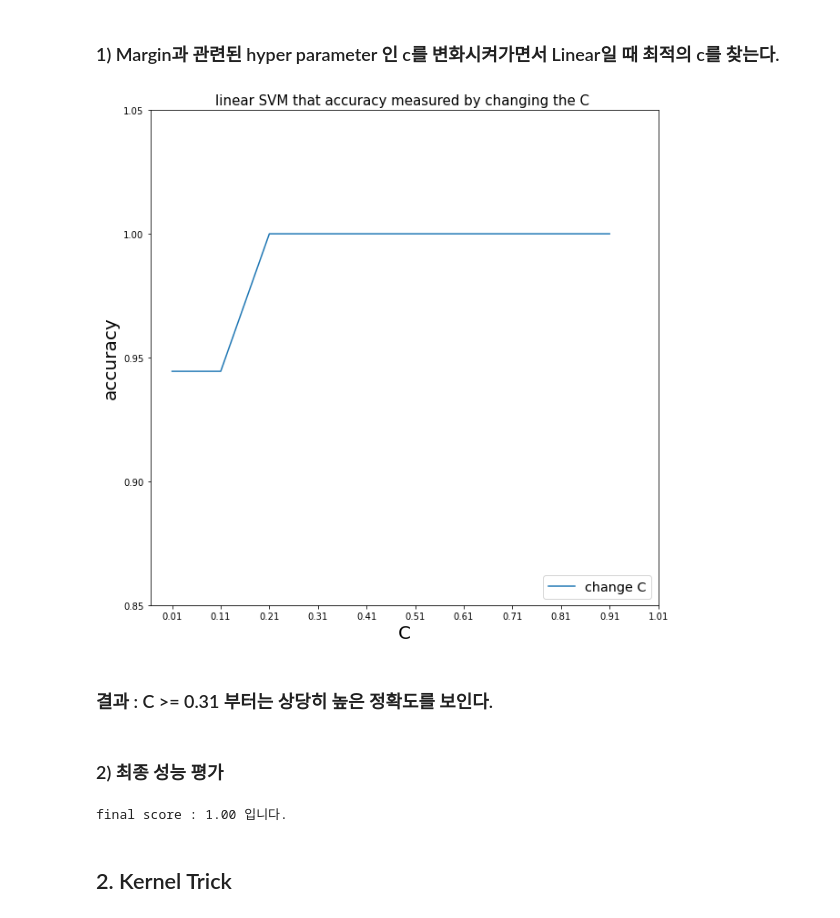
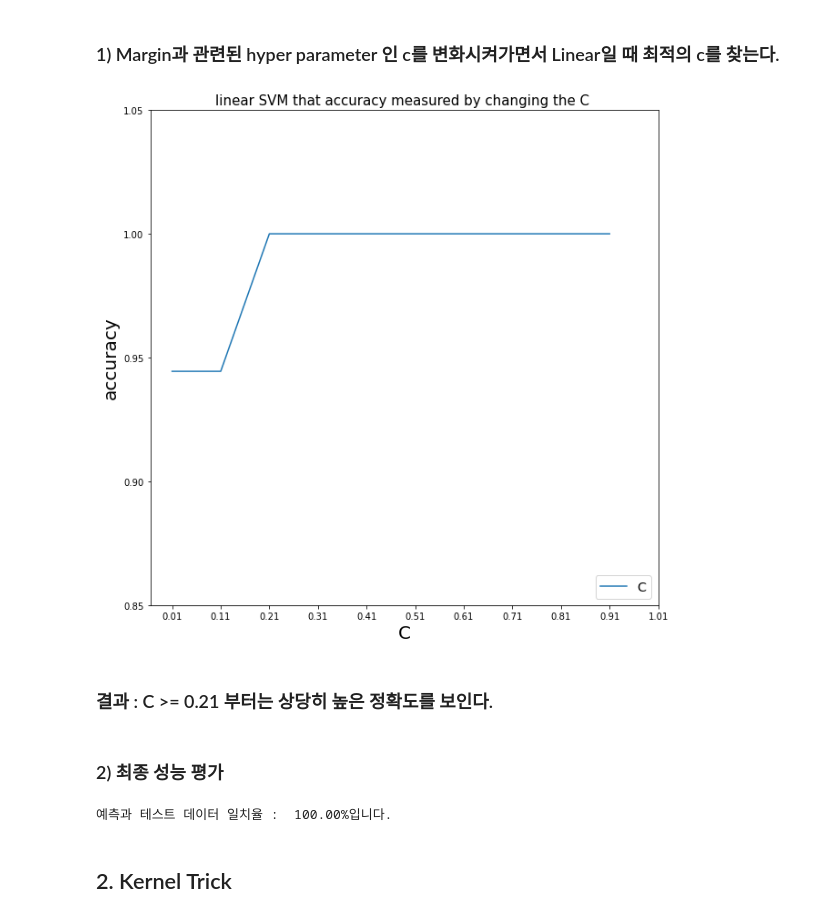
Before and after one commit to UmmAreYouDeveloper/Python-for-ML, a Jupyter notebook: assingment_3/homework4.ipynb, the cells around one changed output. Cells and saved outputs as stored; diff of their text form; code cells hidden in the pictures.

```diff
--- a/assingment_3/homework4.ipynb
+++ b/assingment_3/homework4.ipynb
@@ -309,34 +319,37 @@ x_valid, x_test, y_valid, y_test = train_test_split(x_test, y_test, test_size =
 # %%
 from sklearn import svm
 
 # graph setting
 plt.figure(figsize=(10.0,10.0))
 plt.title('linear SVM that accuracy measured by changing the C ',fontsize='15')
 plt.xlabel('C',fontsize='20')
 plt.ylabel('accuracy',fontsize='20')
 
 # 각 hyper parameter에서 나타나는 정확도를 성능지표로 삼기위해 리스트 생성
 score = []
 
+# 0.01부터 0.1씩 증가시키면서 최적의 C를 찾는다.
 for c in np.arange(0.01, 1, step=0.1):
+    # kernel function이 linear이고 margin의 간격 허용치를 점점 더 줄인다.. soft margin -> hard margin
+    # c가 작으면 그만큼 허용하는 slack variable이 커 질 수 있으므로 허용치가 c가 작을 수록 높아진다.
     ls = svm.SVC(kernel = 'linear' , C=c)
     ls.fit(x_train,y_train)
     y_pred = ls.predict(x_valid)
     score.append((y_valid==y_pred).mean())
 
-plt.plot([i for i in np.arange(0.01,1,step=0.1)],score,label='change C')
+plt.plot([i for i in np.arange(0.01,1,step=0.1)],score,label='C')
 
 # graph setting
 plt.legend(loc='lower right',fontsize='x-large')
 x_bins = np.arange(0.01,1.1,step=0.1)
 plt.xticks(x_bins)
 y_bins = np.arange(0.85,1.05,step=0.05)
 plt.yticks(y_bins)
 plt.show()
 # %% [output]
-[figure, old version]
+[figure, new version]
 # %% [markdown]
-### 결과 : C >= 0.31 부터는 상당히 높은 정확도를 보인다.
+### 결과 : C >= 0.21 부터는 상당히 높은 정확도를 보인다.
 # %% [markdown]
 ### 2) 최종 성능 평가
 # %%
@@ -344,13 +357,14 @@ plt.show()
 x_train = np.concatenate((x_train, x_valid), axis=0)
 y_train = np.concatenate((y_train, y_valid), axis=0)
 # %%
+# C가 0.21 이상부터는 동일한 정확도를 보인다. 때문에 0.21보다 큰 값이고 간단한 1을 선택한다.
 ls = svm.SVC(kernel = 'linear', C=1)
 ls.fit(x_train,y_train)
 y_pred = ls.predict(x_test)
 ls_score = (y_test == y_pred).mean()
-print("final score : %.2f 입니다."%ls_score)
+print("예측과 테스트 데이터 일치율 :  %.2f%%입니다."%(ls_score*100))
 # %% [output]
-final score : 1.00 입니다.
+예측과 테스트 데이터 일치율 :  100.00%입니다.
 # %% [markdown]
 ## 2. Kernel Trick
 # %% [markdown]
```
Also changed, not shown: parts of 21 cells of this notebook, 1 other file.
